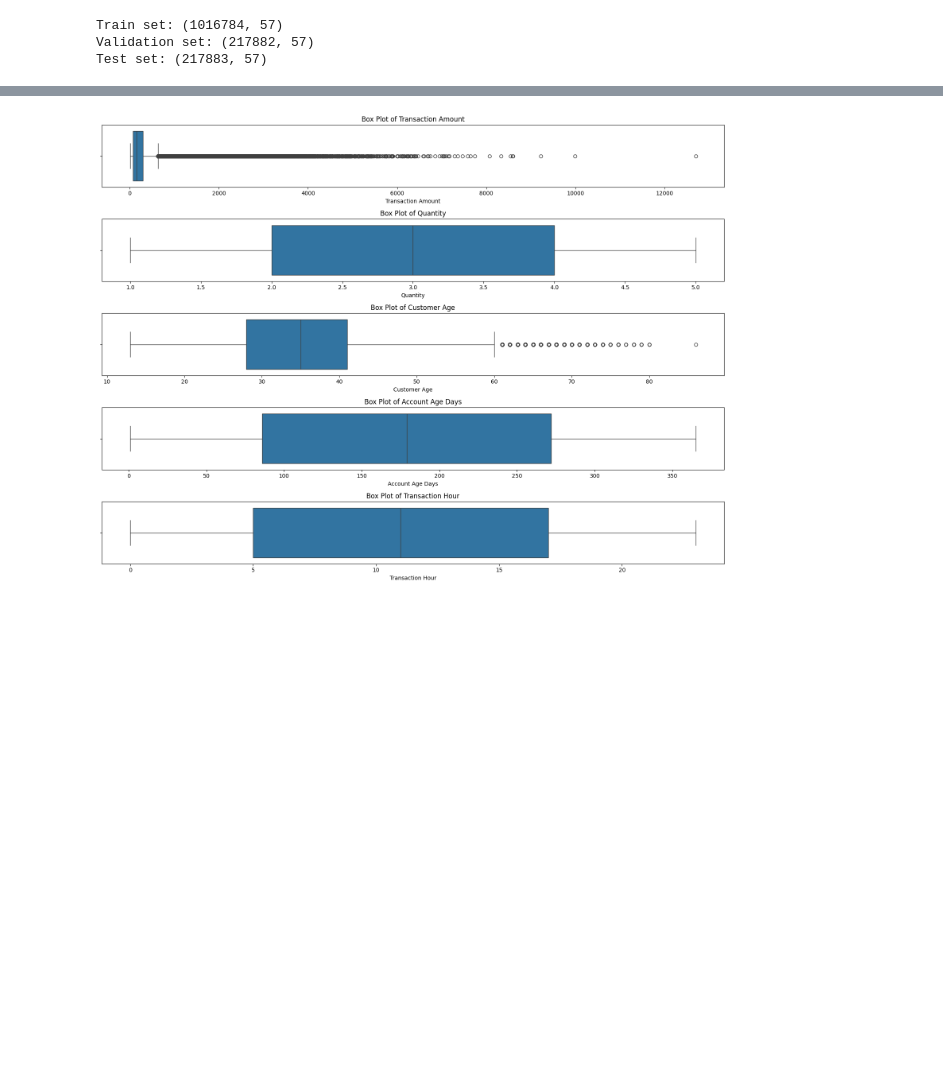
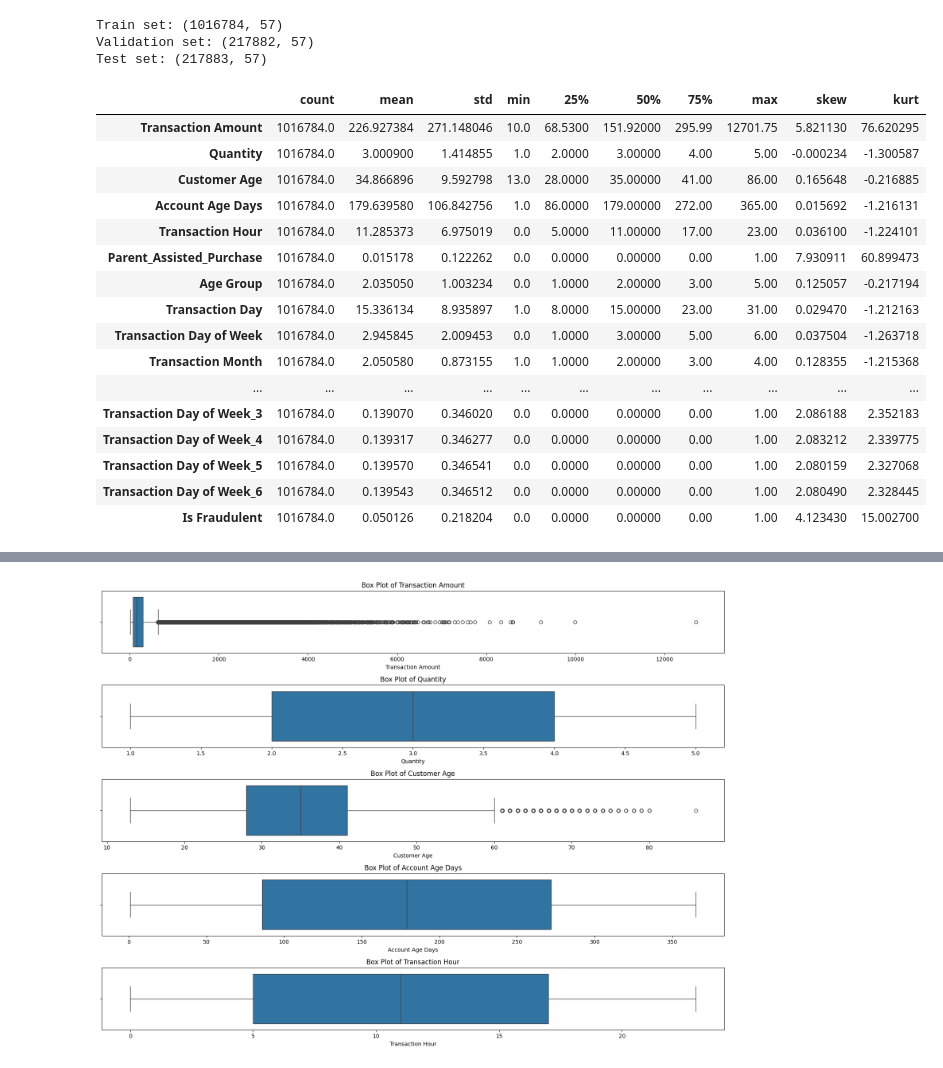
Before and after one commit to shawncch/bt4012_Group28, a Jupyter notebook: Group28_BT4012_EDA.ipynb, the cells around one changed output, grey strips where cells are left out. Drawn from its saved outputs; the diff is of its cells as text; code cells hidden in the pictures; blank space fills up the shorter version.

```diff
--- a/Group28_BT4012_EDA.ipynb
+++ b/Group28_BT4012_EDA.ipynb
@@ -172,3 +184,31 @@ print(f"Test set: {test.shape}")
 Train set: (1016784, 57)
 Validation set: (217882, 57)
 Test set: (217883, 57)
+# %%
+
+numerical_columns = train.select_dtypes(include=['number']).columns
+
+
+desc = train[numerical_columns].describe().T
+desc["skew"] = train[numerical_columns].skew()
+desc["kurt"] = train[numerical_columns].kurt()
+
+desc
+# %% [output]
+|  | count | mean | std | min | 25% | 50% | 75% | max | skew | kurt |
+| Transaction Amount | 1016784.0 | 226.927384 | 271.148046 | 10.0 | 68.5300 | 151.92000 | 295.99 | 12701.75 | 5.821130 | 76.620295 |
+| Quantity | 1016784.0 | 3.000900 | 1.414855 | 1.0 | 2.0000 | 3.00000 | 4.00 | 5.00 | -0.000234 | -1.300587 |
+| Customer Age | 1016784.0 | 34.866896 | 9.592798 | 13.0 | 28.0000 | 35.00000 | 41.00 | 86.00 | 0.165648 | -0.216885 |
+| Account Age Days | 1016784.0 | 179.639580 | 106.842756 | 1.0 | 86.0000 | 179.00000 | 272.00 | 365.00 | 0.015692 | -1.216131 |
+| Transaction Hour | 1016784.0 | 11.285373 | 6.975019 | 0.0 | 5.0000 | 11.00000 | 17.00 | 23.00 | 0.036100 | -1.224101 |
+| Parent_Assisted_Purchase | 1016784.0 | 0.015178 | 0.122262 | 0.0 | 0.0000 | 0.00000 | 0.00 | 1.00 | 7.930911 | 60.899473 |
+| Age Group | 1016784.0 | 2.035050 | 1.003234 | 0.0 | 1.0000 | 2.00000 | 3.00 | 5.00 | 0.125057 | -0.217194 |
+| Transaction Day | 1016784.0 | 15.336134 | 8.935897 | 1.0 | 8.0000 | 15.00000 | 23.00 | 31.00 | 0.029470 | -1.212163 |
+| Transaction Day of Week | 1016784.0 | 2.945845 | 2.009453 | 0.0 | 1.0000 | 3.00000 | 5.00 | 6.00 | 0.037504 | -1.263718 |
+| Transaction Month | 1016784.0 | 2.050580 | 0.873155 | 1.0 | 1.0000 | 2.00000 | 3.00 | 4.00 | 0.128355 | -1.215368 |
+| ... | ... | ... | ... | ... | ... | ... | ... | ... | ... | ... |
+| Transaction Day of Week_3 | 1016784.0 | 0.139070 | 0.346020 | 0.0 | 0.0000 | 0.00000 | 0.00 | 1.00 | 2.086188 | 2.352183 |
+| Transaction Day of Week_4 | 1016784.0 | 0.139317 | 0.346277 | 0.0 | 0.0000 | 0.00000 | 0.00 | 1.00 | 2.083212 | 2.339775 |
+| Transaction Day of Week_5 | 1016784.0 | 0.139570 | 0.346541 | 0.0 | 0.0000 | 0.00000 | 0.00 | 1.00 | 2.080159 | 2.327068 |
+| Transaction Day of Week_6 | 1016784.0 | 0.139543 | 0.346512 | 0.0 | 0.0000 | 0.00000 | 0.00 | 1.00 | 2.080490 | 2.328445 |
+| Is Fraudulent | 1016784.0 | 0.050126 | 0.218204 | 0.0 | 0.0000 | 0.00000 | 0.00 | 1.00 | 4.123430 | 15.002700 |
```
Also changed, not shown: parts of 6 cells of this notebook.
